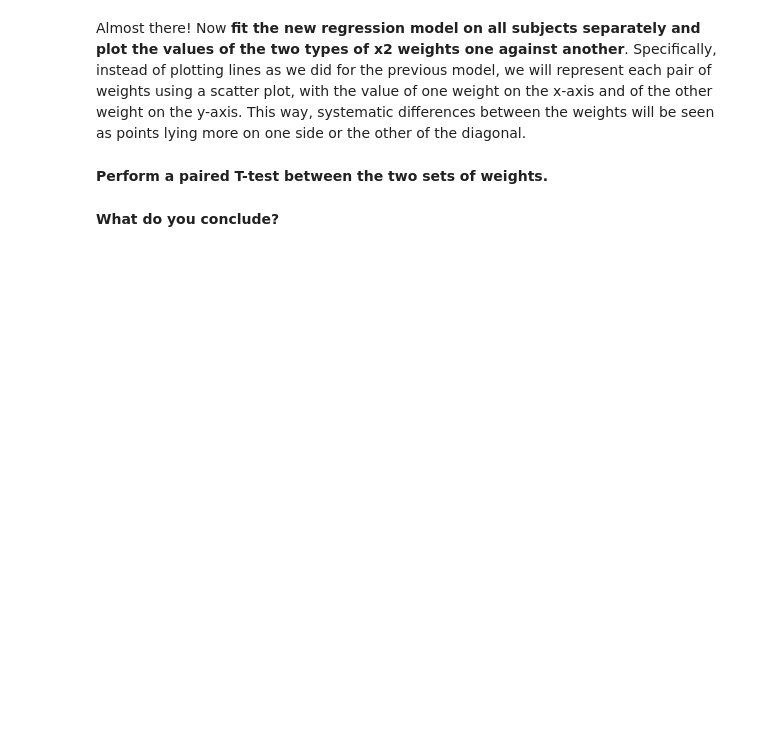
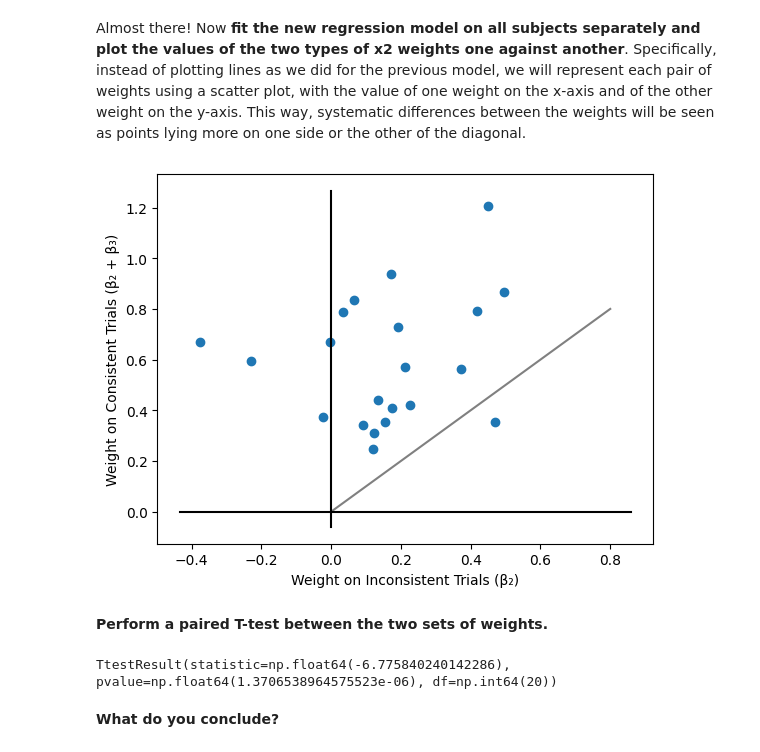
Before and after one commit to betulyilmaz34/Assignments, a Jupyter notebook: A2_LinearRegression/Assignment2.ipynb, the cells around one changed output. Drawn from its saved outputs; the diff is of its cells as text; code cells hidden in the pictures; blank space fills up the shorter version.

```diff
--- a/A2_LinearRegression/Assignment2.ipynb
+++ b/A2_LinearRegression/Assignment2.ipynb
@@ -463,10 +469,12 @@ But first, let's **define a boolean array for this consistency and add it to the
 # %%
 # sign of x2
-sgn = ??
+sgn = np.sign(df.x2)
 
 # define boolean array for consistency
-consistent = ???
+consistent = np.sign(df.binchoice) == sgn
+
+
 
 # add to dataframe
-df['consistent'] = ??
+df['consistent'] = consistent
 df.head()
@@ -477,10 +500,12 @@ How can we change this model to capture a different impact of the second stimulu
 # %% [markdown]
 Now **add the two new regressors that you will need in the new regression model as variables to the dataframe.** Again, take some time to make sure on the first lines of the dataframe that the new variables do code what we expect them to code.
 # %%
-?????????
+#we need to create "consistent" regressor:
+consistent_reg = np.sign(df.binchoice) == np.sign(df.x2)
+interaction_reg = df.x2 * consistent_reg
 
 # add as variables in dataframe
-df[??] = ??
-df[??] = ??
+df['consistent'] = consistent_reg
+df['interaction'] = interaction_reg
 
 df.head()
@@ -488,44 +520,51 @@ df.head()
 Almost there! Now **fit the new regression model on all subjects separately and plot the values of the two types of x2 weights one against another**. Specifically, instead of plotting lines as we did for the previous model, we will represent each pair of weights using a scatter plot, with the value of one weight on the x-axis and of the other weight on the y-axis. This way, systematic differences between the weights will be seen as points lying more on one side or the other of the diagonal.
 # %%
 # create array for weights for each subject (how many weights per subject?)
-pars = np.zeros((??,??))
+pars = np.zeros((len(subjects), 4))
 
 # loop through all subjects
 for i,s in enumerate(subjects):
 
     # dataframe for this subject
-    df_subj = ??
+    df_subj = df[df['subj']== s]
 
     # define and fit regression model
-    mod = ols(????)
+    mod = ols('estim ~x1 + x2 + interaction', data= df_subj)
     res = mod.fit()
 
     # store values of the parameters
     pars[i,:] = res.params
 
 # compute mean across subjects
-mean_weights = np.mean(??,axis=0)
+mean_weights = np.mean(pars, axis=0)
 
 # create figure
 plt.figure;
 
 # add scatter plot, with values of one set of weights as X, and of the other set of weights as Y
-????
+# x-axis = inconsistent weight (β₂) which's pars[:,2]
+# y-axis = consistent weight ((β₂ + (β3))
+plt.scatter(pars[:,2], pars[:,2]+ pars[:,3])
 
 # add gray diagonal line
 plt.plot((0,.8),(0,.8),'gray');
 
 # vertical and horizontal lines at 0
 plt.plot(plt.xlim(),(0,0),'k');
 plt.plot((0,0),plt.ylim(),'k');
 
 # axis labels
-????
-????
+plt.xlabel('Weight on Inconsistent Trials (β₂)')
+plt.ylabel('Weight on Consistent Trials (β₂ + β₃)')
+plt.show()
+# %% [output]
+[figure, added]
 # %% [markdown]
 **Perform a paired T-test between the two sets of weights.**
 # %%
 # Performing the paired sample t-test
-???????
+stats.ttest_rel(pars[:,2], pars[:,2]+ pars[:,3])
+# %% [output]
+TtestResult(statistic=np.float64(-6.775840240142286), pvalue=np.float64(1.3706538964575523e-06), df=np.int64(20))
 # %% [markdown]
 **What do you conclude?**
```
Also changed, not shown: parts of 17 cells of this notebook.
